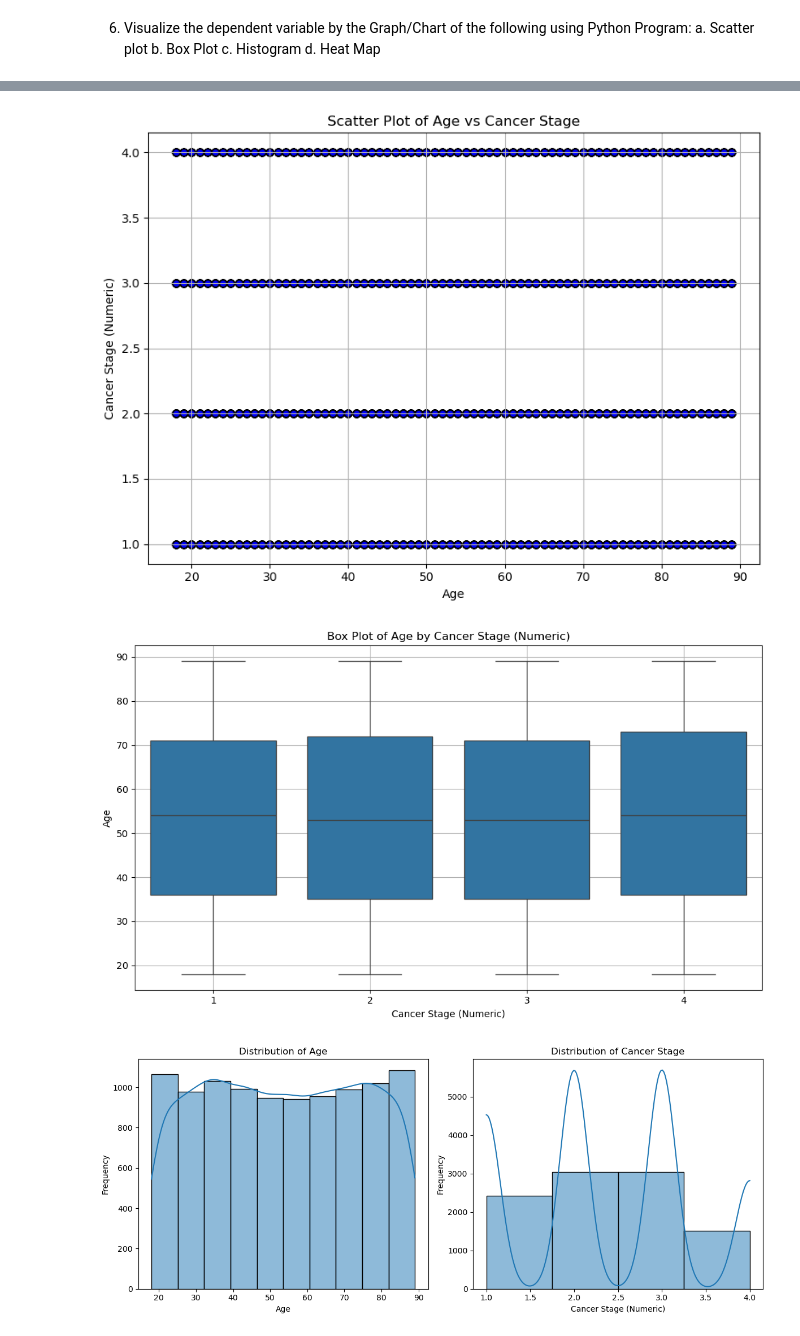
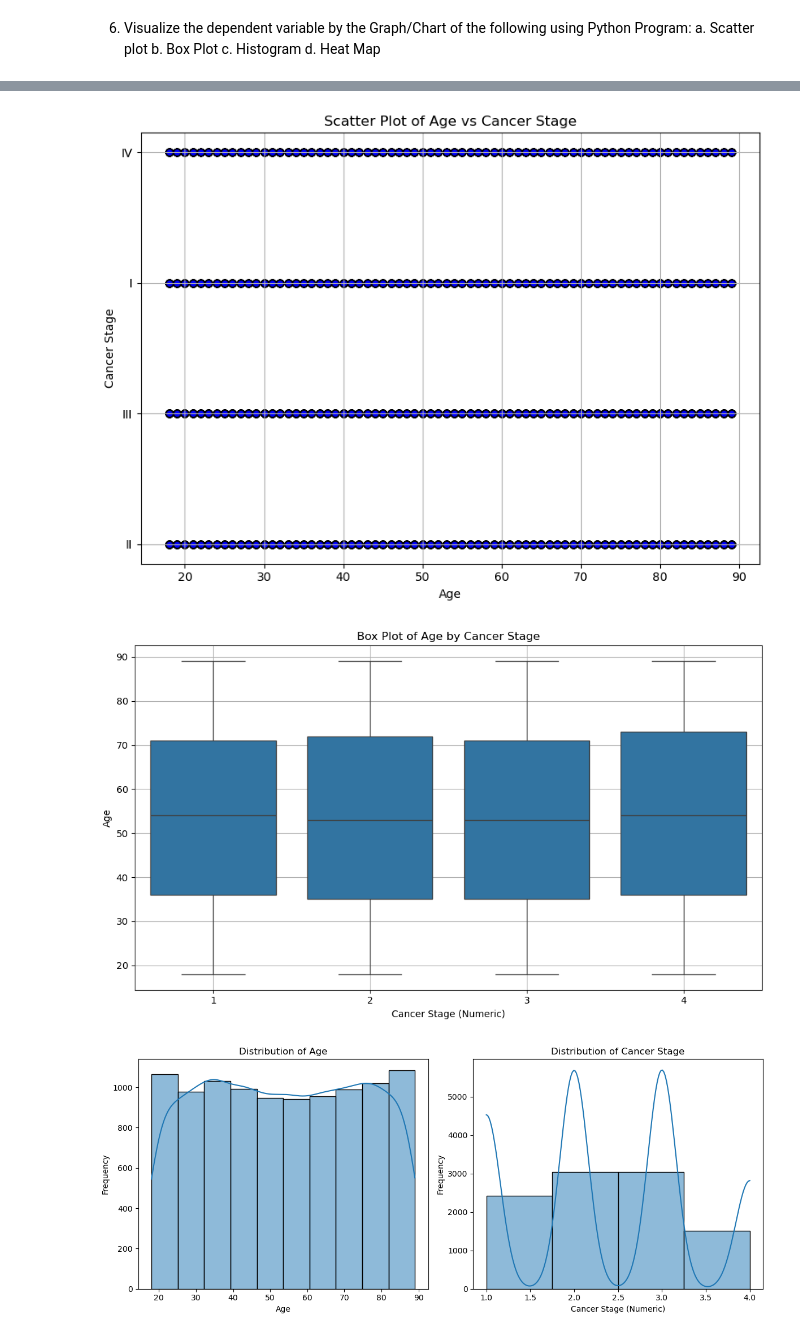
Before and after one commit to h7amdahh/cancer_dataset_uae, a Jupyter notebook: d2FIRST3Qandcleaning.ipynb, the cells around one changed output, grey strips where cells are left out. Cells and saved outputs as stored; diff of their text form; code cells hidden in the pictures.

Commit message:
Update d2FIRST3Qandcleaning.ipynb
update scatter plot

```diff
--- a/d2FIRST3Qandcleaning.ipynb
+++ b/d2FIRST3Qandcleaning.ipynb
@@ -368,37 +439,40 @@ df_clean = df.dropna(subset=['Age', 'Cancer_Stage_Num'])
 # %%
 # a. Scatter plot
 # scatter plot for Age Vs Cancer Stage.
+import matplotlib.pyplot as plt
 
-import matplotlib.pyplot as plt
 plt.figure(figsize=(8, 6))
-plt.scatter(df_clean['Age'], df_clean['Cancer_Stage_Num'], color='blue', edgecolor='black')
+plt.scatter(df_clean['Age'], df_clean['Cancer_Stage'], color='blue', edgecolor='black')
 plt.title('Scatter Plot of Age vs Cancer Stage')
 plt.xlabel('Age')
-plt.ylabel('Cancer Stage (Numeric)')
+plt.ylabel('Cancer Stage')
 plt.grid(True)
 plt.tight_layout()
 plt.show()
 # %% [output]
-[figure, old version]
+[figure, new version]
 # %%
 # b. Box Plot
 # box plots of Age by Cancer Stage.
 
+
+import seaborn as sns
+import matplotlib.pyplot as plt
+
+# Convert Cancer Stage to numeric
 stage_map = {'I': 1, 'II': 2, 'III': 3, 'IV': 4}
 df['Cancer_Stage_Num'] = df['Cancer_Stage'].map(stage_map)
 
-import seaborn as sns
-import matplotlib.pyplot as plt
 plt.figure(figsize=(10, 6))
 sns.boxplot(x='Cancer_Stage_Num', y='Age', data=df)
-plt.title('Box Plot of Age by Cancer Stage (Numeric)')
+plt.title('Box Plot of Age by Cancer Stage')
+plt.xlabel('Cancer Stage (Numeric)')
 plt.ylabel('Age')
-plt.xlabel('Cancer Stage (Numeric)')
 plt.grid(True)
 plt.tight_layout()
 plt.show()
 # %% [output]
-[figure, old version]
+[figure, new version]
 # %%
 #c. Histogram
 # Histogram of Distribution of Age and Distribution of Cancer Stage.
```
Also changed, not shown: parts of 7 cells of this notebook.
